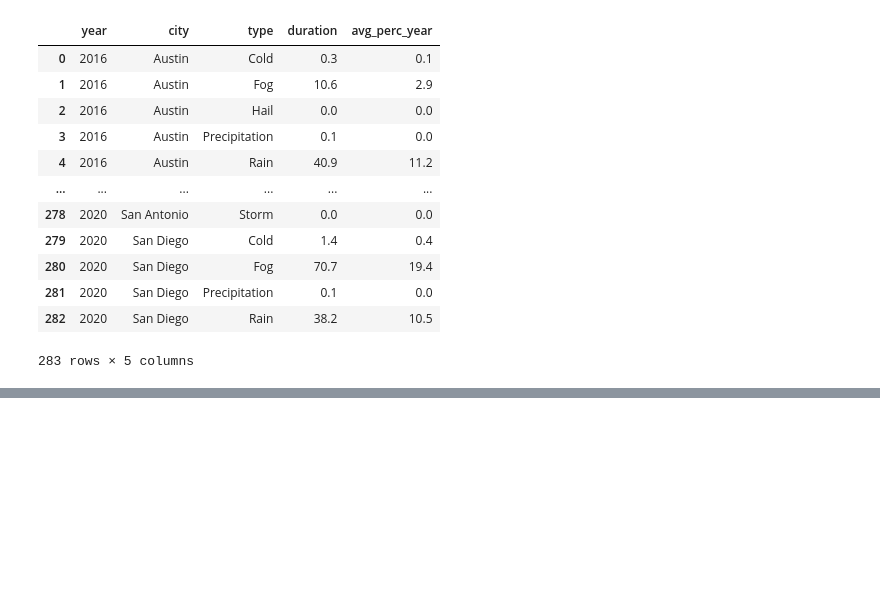
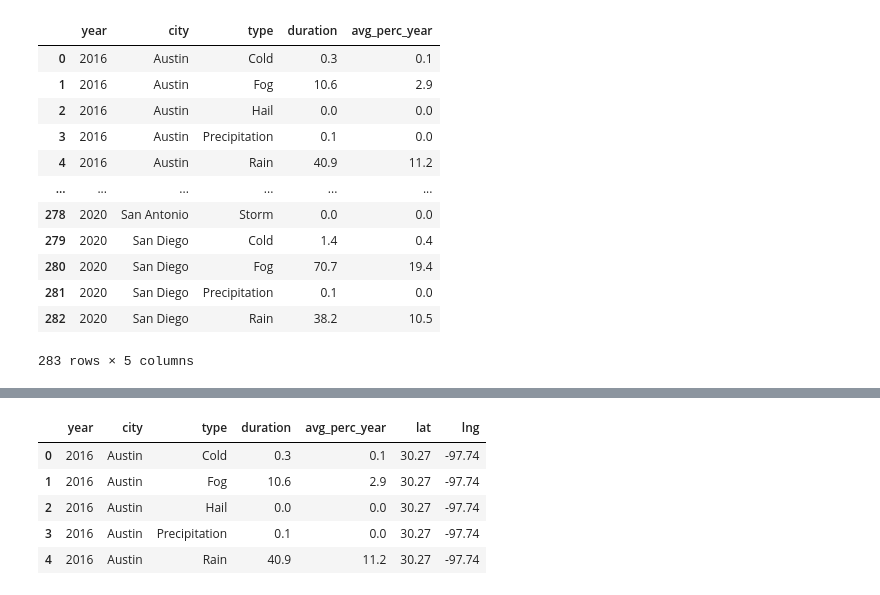
Before and after one commit to Fescamil1/Project3_Group4, a Jupyter notebook: Weather_project3 .ipynb, the cells around one changed output, grey strips where cells are left out. Cells and saved outputs as stored; diff of their text form; code cells hidden in the pictures; blank space fills up the shorter version.

```diff
--- a/Weather_project3 .ipynb
+++ b/Weather_project3 .ipynb
@@ -248,3 +257,14 @@ new_df.head()
+# %%
+
+stat_df.columns= stat_df.columns.str.lower()
+stat_df.head()
+# %% [output]
+|  | year | city | type | duration | avg_perc_year | lat | lng |
+| 0 | 2016 | Austin | Cold | 0.3 | 0.1 | 30.27 | -97.74 |
+| 1 | 2016 | Austin | Fog | 10.6 | 2.9 | 30.27 | -97.74 |
+| 2 | 2016 | Austin | Hail | 0.0 | 0.0 | 30.27 | -97.74 |
+| 3 | 2016 | Austin | Precipitation | 0.1 | 0.0 | 30.27 | -97.74 |
+| 4 | 2016 | Austin | Rain | 40.9 | 11.2 | 30.27 | -97.74 |
 # %%
 new_df.to_sql(name='weatherhist', con=engine, if_exists='append', index=False)
 # %%
```
Also changed, not shown: parts of 11 cells of this notebook, 1 other file.
